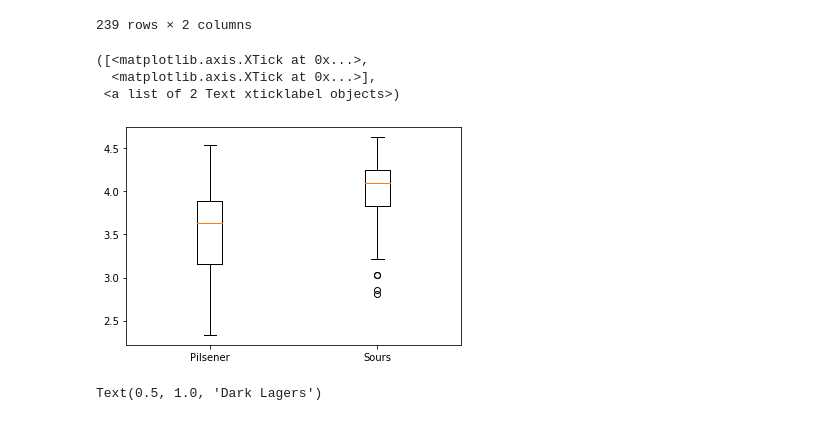
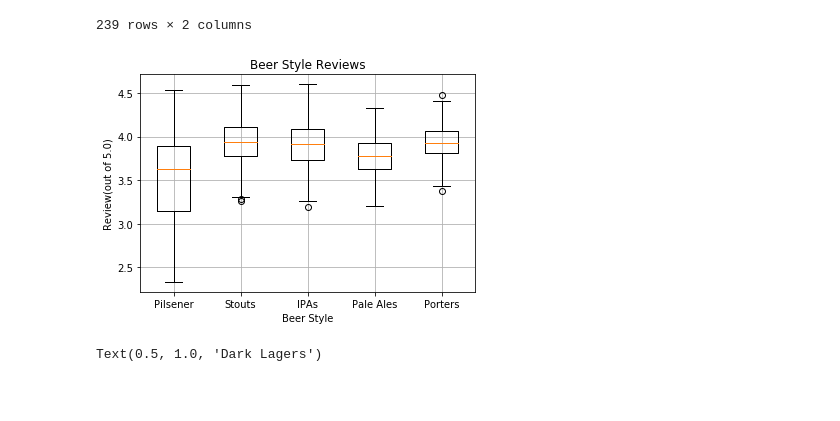
Before and after one commit to JordanSchafer/Beer-Review-Analysis, a Jupyter notebook: Beer-Type_ANOVA.ipynb, the cells around one changed output. Saved outputs shown, nothing was run; the diff lists cells and outputs as text; code cells hidden in the pictures; blank space fills up the shorter version.

```diff
--- a/Beer-Type_ANOVA.ipynb
+++ b/Beer-Type_ANOVA.ipynb
@@ -293,14 +310,22 @@ Pilsener_df
 | 4178 | German Pilsener | 3.688630 |
 | 4279 | American Pale Lager | 3.307947 |
 239 rows × 2 columns
-# %%
-plt.boxplot([Pilsener_df["review_overall"],Sours_df["review_overall"]])
-plt.xticks([1,2],["Pilsener","Sours"])
-# %% [output]
-([<matplotlib.axis.XTick at 0x...>,
-  <matplotlib.axis.XTick at 0x...>],
- <a list of 2 Text xticklabel objects>)
-[figure, removed]
+# %%
+Pilsener_df=remove_outlier(Pilsener_df,"review_overall")
+Stouts_df=remove_outlier(Stouts_df,"review_overall")
+IPA_df=remove_outlier(IPA_df,"review_overall")
+PaleAles_df=remove_outlier(PaleAles_df,"review_overall")
+Porter_df=remove_outlier(Porter_df,"review_overall")
+# %%
+plt.boxplot([Pilsener_df["review_overall"],Stouts_df["review_overall"],IPA_df["review_overall"],PaleAles_df["review_overall"],Porter_df["review_overall"]])
+plt.xticks([1,2,3,4,5],["Pilsener","Stouts","IPAs","Pale Ales","Porters"])
+plt.title("Beer Style Reviews")
+plt.xlabel("Beer Style")
+plt.ylabel("Review(out of 5.0)")
+plt.grid();
+plt.savefig(f"Images/BeerBox2.png")
+# %% [output]
+[figure, added]
 # %%
 DarkLagers_df.boxplot("review_overall", figsize=(20,10))
 plt.title("Dark Lagers")
```
Also changed, not shown: parts of 7 cells of this notebook, 3 other files.
